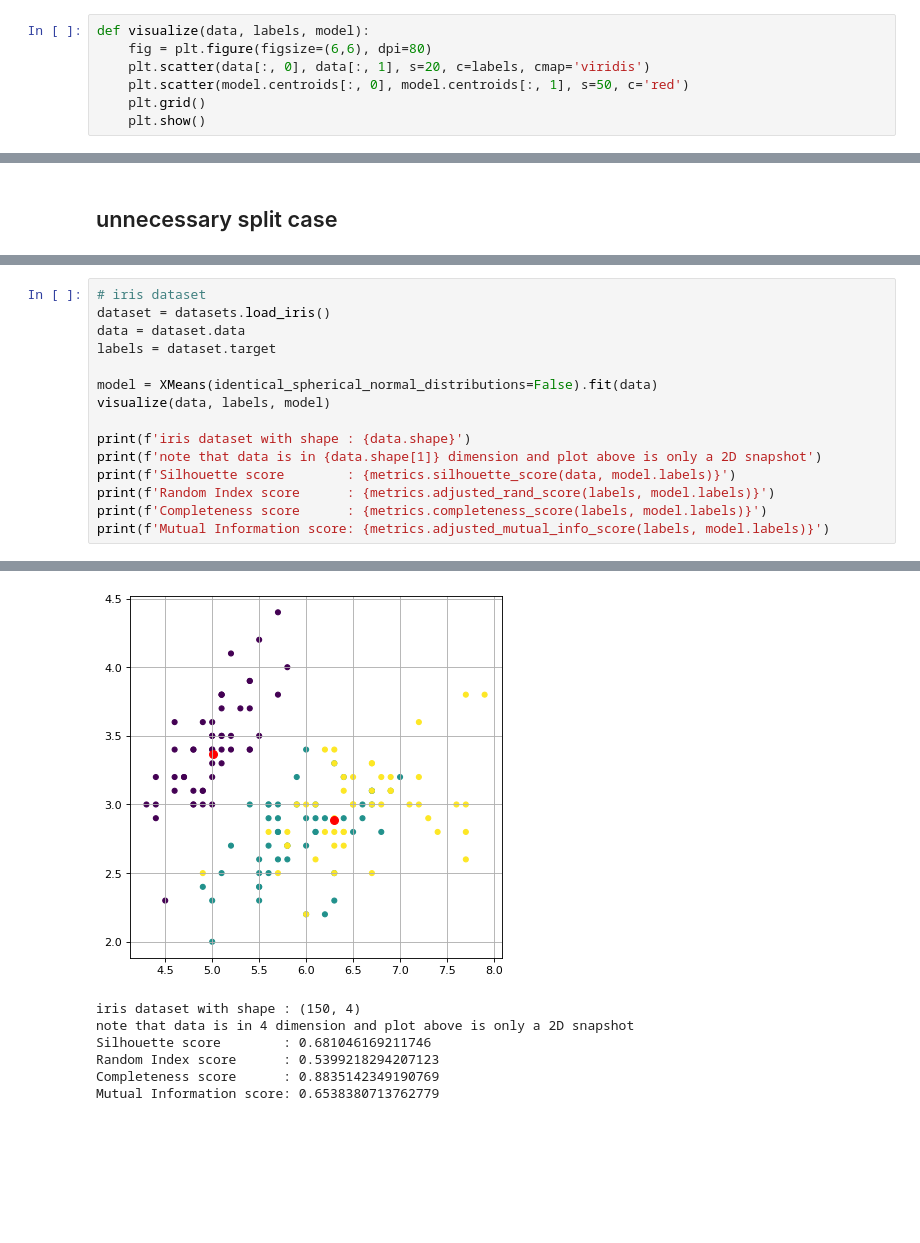
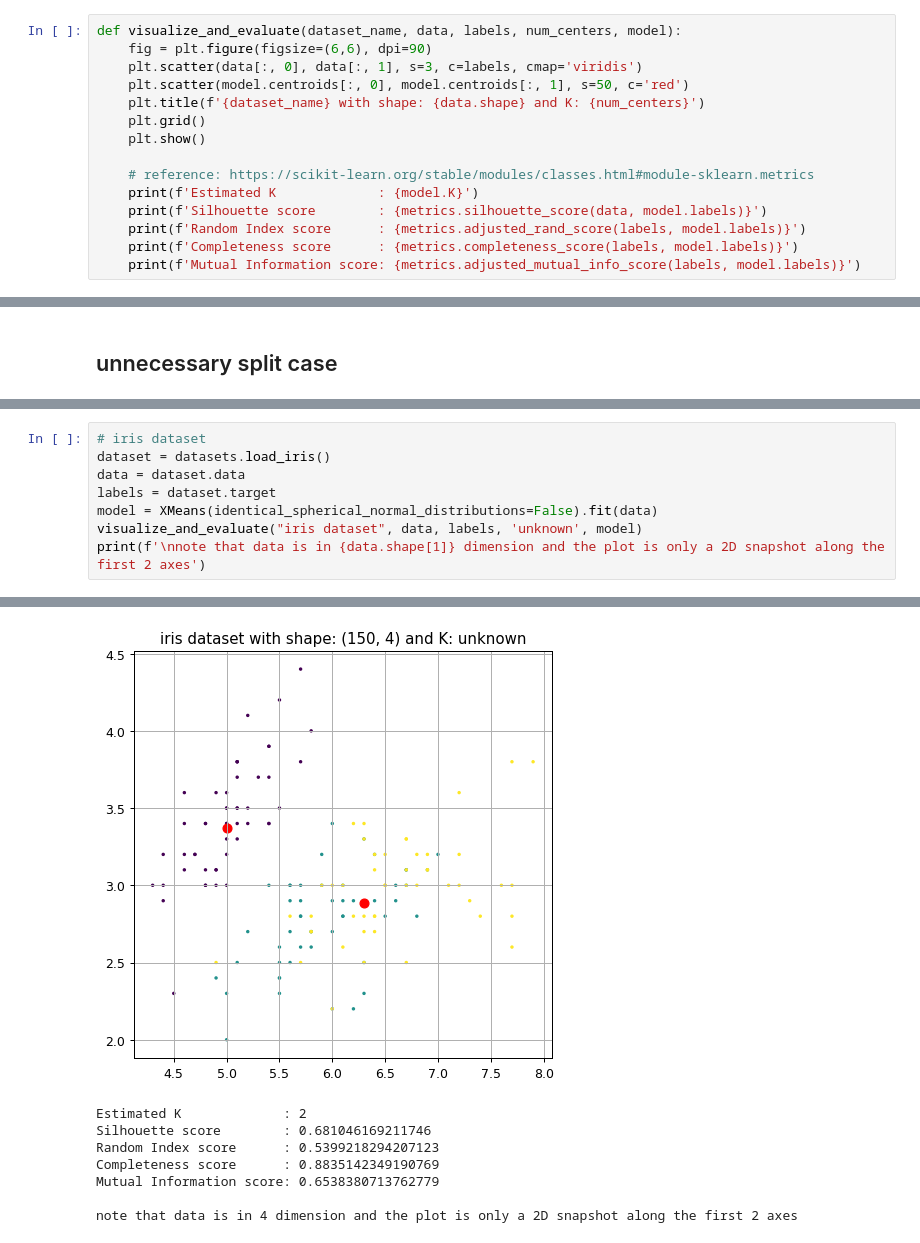
Before and after one commit to Albert-Z-Guo/X-means, a Jupyter notebook: tests.ipynb, the cells around one changed output, grey strips where cells are left out. Drawn from its saved outputs; the diff is of its cells as text; blank space fills up the shorter version.

```diff
--- a/tests.ipynb
+++ b/tests.ipynb
@@ -8,12 +8,20 @@ from xmeans import XMeans
 %load_ext autoreload
 %autoreload 2
 # %%
-def visualize(data, labels, model):
-    fig = plt.figure(figsize=(6,6), dpi=80)
-    plt.scatter(data[:, 0], data[:, 1], s=20, c=labels, cmap='viridis')
+def visualize_and_evaluate(dataset_name, data, labels, num_centers, model):
+    fig = plt.figure(figsize=(6,6), dpi=90)
+    plt.scatter(data[:, 0], data[:, 1], s=3, c=labels, cmap='viridis')
     plt.scatter(model.centroids[:, 0], model.centroids[:, 1], s=50, c='red')
+    plt.title(f'{dataset_name} with shape: {data.shape} and K: {num_centers}')
     plt.grid()
     plt.show()
+
+    # reference: https://scikit-learn.org/stable/modules/classes.html#module-sklearn.metrics
+    print(f'Estimated K             : {model.K}')
+    print(f'Silhouette score        : {metrics.silhouette_score(data, model.labels)}')
+    print(f'Random Index score      : {metrics.adjusted_rand_score(labels, model.labels)}')
+    print(f'Completeness score      : {metrics.completeness_score(labels, model.labels)}')
+    print(f'Mutual Information score: {metrics.adjusted_mutual_info_score(labels, model.labels)}')
 # %% [markdown]
 ## 2-dimenisonal cases
 # %%
@@ -97,14 +90,7 @@ No split made. Please check data distribution or reduce K_init if necessary.
 dataset = datasets.load_iris()
 data = dataset.data
 labels = dataset.target
-
 model = XMeans(identical_spherical_normal_distributions=False).fit(data)
-visualize(data, labels, model)
-
-print(f'iris dataset with shape : {data.shape}')
-print(f'note that data is in {data.shape[1]} dimension and plot above is only a 2D snapshot')
-print(f'Silhouette score        : {metrics.silhouette_score(data, model.labels)}')
-print(f'Random Index score      : {metrics.adjusted_rand_score(labels, model.labels)}')
-print(f'Completeness score      : {metrics.completeness_score(labels, model.labels)}')
-print(f'Mutual Information score: {metrics.adjusted_mutual_info_score(labels, model.labels)}')
+visualize_and_evaluate("iris dataset", data, labels, 'unknown', model)
+print(f'\nnote that data is in {data.shape[1]} dimension and the plot is only a 2D snapshot along the first 2 axes')
 # %% [output]
@@ -112,7 +98,8 @@ No split made. Please check data distribution or reduce K_init if necessary.
-[figure, old version]
+[figure, new version]
-iris dataset with shape : (150, 4)
-note that data is in 4 dimension and plot above is only a 2D snapshot
+Estimated K             : 2
 Silhouette score        : 0.681046169211746
 Random Index score      : 0.5399218294207123
 Completeness score      : 0.8835142349190769
 Mutual Information score: 0.6538380713762779
+
+note that data is in 4 dimension and the plot is only a 2D snapshot along the first 2 axes
```
Also changed, not shown: parts of 4 cells of this notebook, 1 other file.
